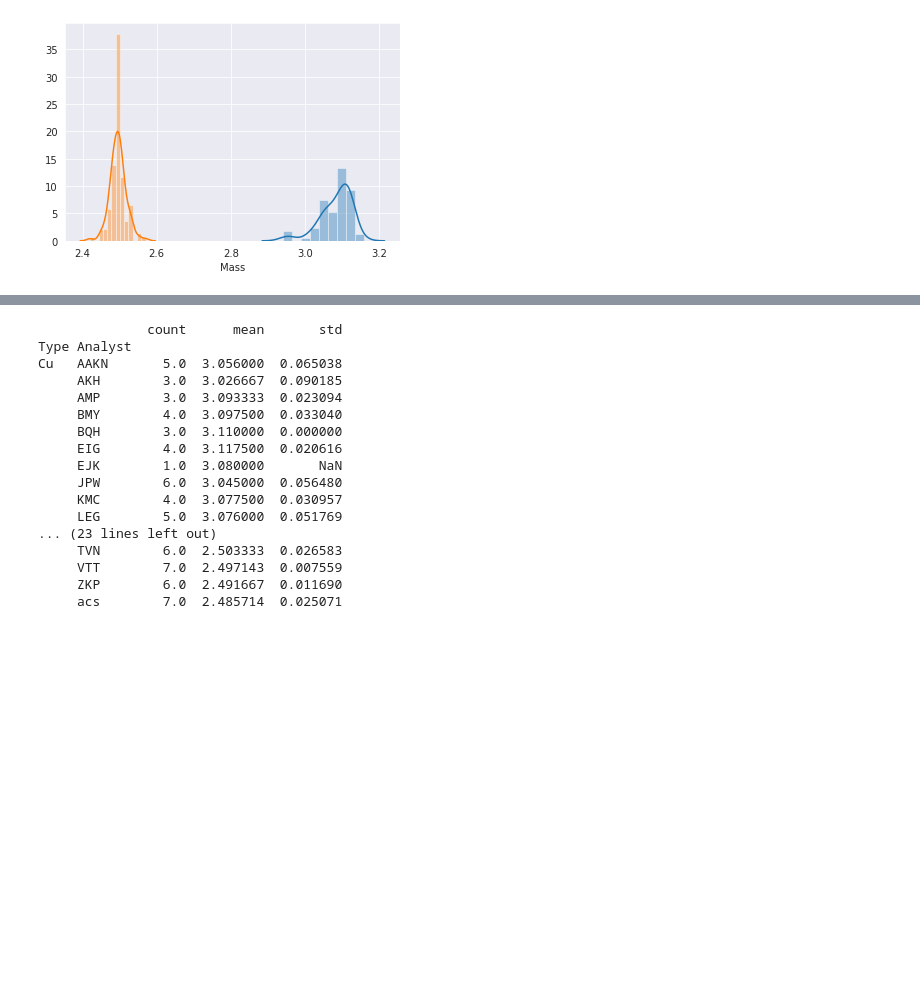
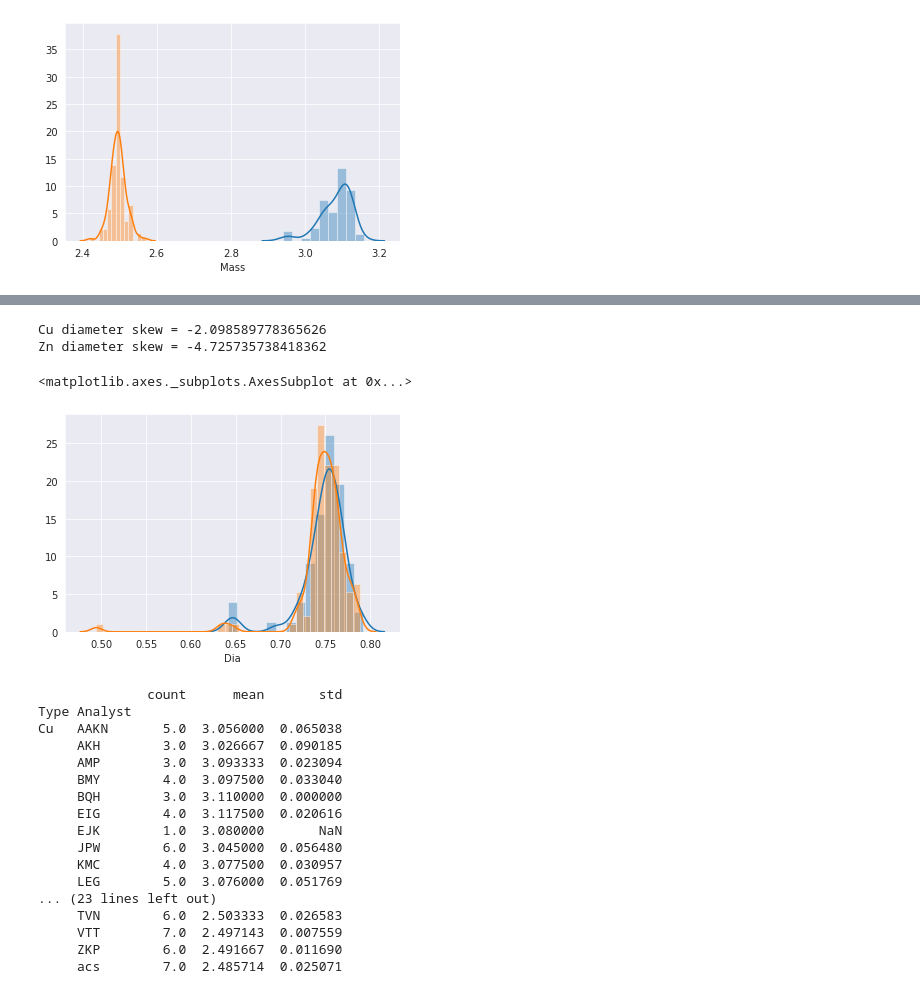
Before and after one commit to KevinCantrell/Pennies, a Jupyter notebook: Pennies.ipynb, the cells around one changed output, grey strips where cells are left out. Drawn from its saved outputs; the diff is of its cells as text; code cells hidden in the pictures; blank space fills up the shorter version.

```diff
--- a/Pennies.ipynb
+++ b/Pennies.ipynb
@@ -85,3 +107,15 @@ Zn mass skew = 0.1317875933824354
+# %%
+print("Cu diameter skew = "+str(pennyDF["Dia"][pennyDF['Type']=="Cu"].skew()))
+print("Zn diameter skew = "+str(pennyDF["Dia"][pennyDF['Type']=="Zn"].skew()))
+
+sns.set_style('darkgrid')
+sns.distplot(pennyDF["Dia"][pennyDF['Type']=="Cu"])
+sns.distplot(pennyDF["Dia"][pennyDF['Type']=="Zn"])
+# %% [output]
+Cu diameter skew = -2.098589778365626
+Zn diameter skew = -4.725735738418362
+<matplotlib.axes._subplots.AxesSubplot at 0x...>
+[figure, added]
 # %%
 MassByTypeAnaSummary=pennyDF.groupby(['Type','Analyst'])['Mass'].describe()[['count','mean','std']]
 print(MassByTypeAnaSummary)
```
Also changed, not shown: parts of 5 cells of this notebook.
